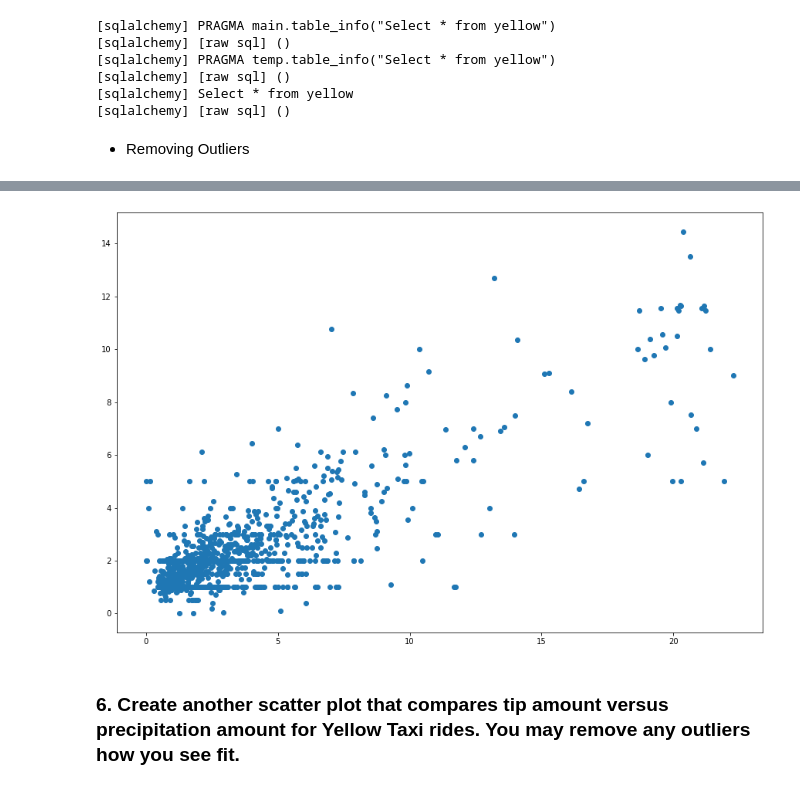
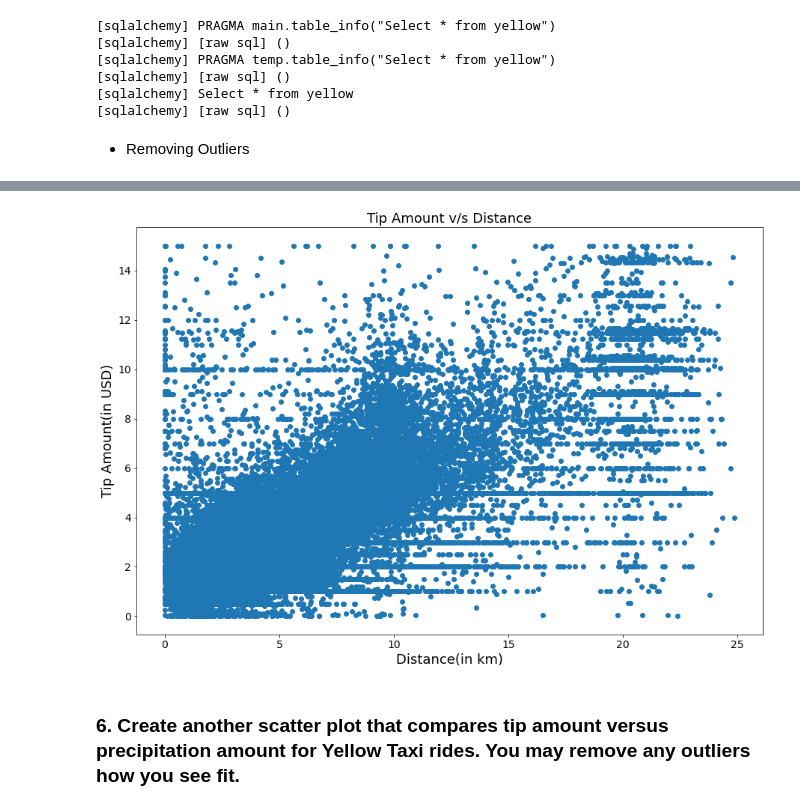
Before and after one commit to kunalsojatia/TFA_Taxi_Project, a Jupyter notebook: taxi.ipynb, the cells around one changed output, grey strips where cells are left out. Cells and saved outputs as stored; diff of their text form; code cells hidden in the pictures.

```diff
--- a/taxi.ipynb
+++ b/taxi.ipynb
@@ -1324,8 +1386,8 @@ dfvis5=pd.read_sql("Select * from yellow",con=engine)
 [sqlalchemy] [raw sql] ()
 [sqlalchemy] Select * from yellow
 [sqlalchemy] [raw sql] ()
-# %% [markdown]
-- Removing Outliers
+# %% [markdown]
+- Removing Outliers
 # %%
 dfvis5=dfvis5[dfvis5["Tip_Amt"]!=0]
 dfvis5=dfvis5[dfvis5["Tip_Amt"]<=15]
@@ -1342,17 +1404,22 @@ dfvis5.head()
 | 7 | 7 | 2009-01-21 10:06:26 | -74.010729 | 40.714148 | -74.010986 | 40.714739 | 4.87 | 37.37 | 2009-01-21 10:00:00.000000 | ... |
 | 23 | 23 | 2009-01-26 03:09:46 | -73.985112 | 40.759521 | -73.993492 | 40.758876 | 1.15 | 5.75 | 2009-01-26 03:00:00.000000 | ... |
 # %%
-#Taking a sample of 1000 because the data is huge and plotting all of them does not
-#produce results which make inferring from the chart difficult
-dfvis5sample=dfvis5.sample(1000)
+dfvis5sample=dfvis5
 fig, ax = plt.subplots(figsize=(15, 10))
 x = dfvis5sample["Distance"]
 y = dfvis5sample["Tip_Amt"]
 
+plt.xticks(fontsize=14)
+plt.yticks(fontsize=14)
+ax.set_xlabel('Distance(in km)',fontsize=18)
+ax.set_ylabel('Tip Amount(in USD)',fontsize=18)
+ax.set_title("Tip Amount v/s Distance",fontsize=18)
+
+
 plt.scatter(x, y)
 plt.show()
 # %% [output]
-[figure, old version]
+[figure, new version]
 # %% [markdown]
 ### 6. Create another scatter plot that compares tip amount versus precipitation amount for Yellow Taxi rides. You may remove any outliers how you see fit.
 # %%
```
Also changed, not shown: parts of 52 cells of this notebook, 1 other file.
